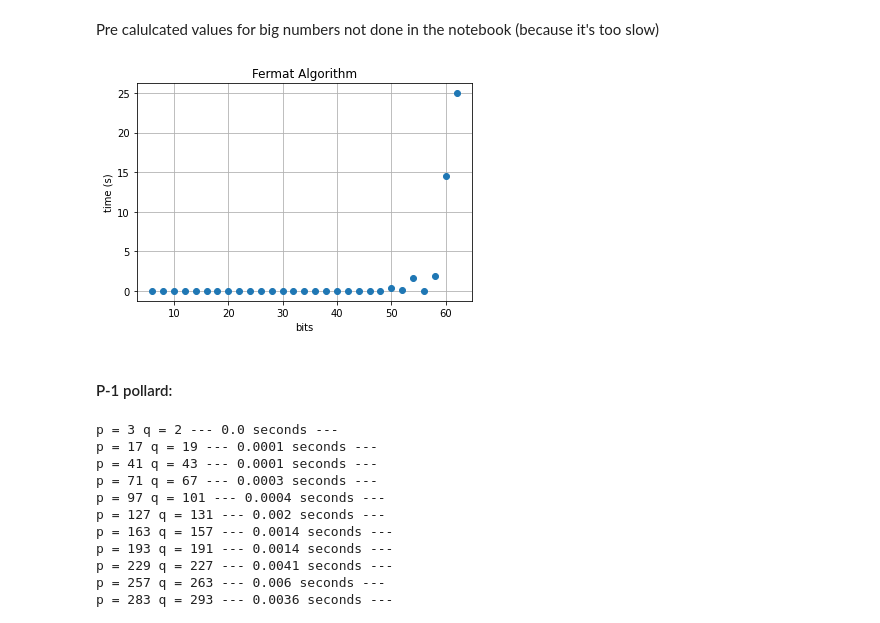
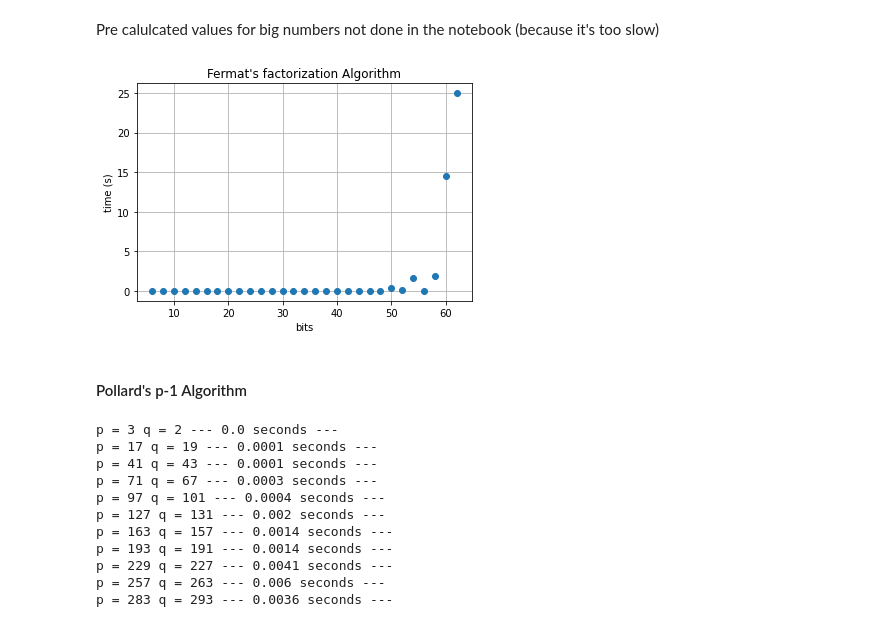
Before and after one commit to matiboux/epita-s6-fmsi, a Jupyter notebook: Notebook.ipynb, the cells around one changed output. Drawn from its saved outputs; the diff is of its cells as text; code cells hidden in the pictures.

```diff
--- a/Notebook.ipynb
+++ b/Notebook.ipynb
@@ -376,16 +391,17 @@ bits_fermat = [6, 8, 10, 12,14, 16,18, 20, 22, 24, 26, 28, 30, 32, 34, 36, 38, 4
 time_fermat = [0.0, 0.0, 0.0, 0.0, 0.0, 0.0, 0.0, 0.0, 0.0, 0.0, 0.0, 0.0, 0.0001, 0.0001, 0.0, 0.0012, 0.0086, 0.0012, 0.0005, 0.0089, 0.0018, 0.0515, 0.366, 0.0613, 1.6567, 0.0003, 1.9363, 14.548, 24.9772]
 # %%
 fig, fermat = plt.subplots()
-fermat.plot(bits_fermat, time_fermat,'o')
 
-fermat.set(xlabel='bits', ylabel='time (s)',
-       title='Fermat Algorithm')
+fermat.plot(bits_fermat, time_fermat, 'o')
+fermat.set(xlabel = "bits",
+           ylabel = "time (s)",
+           title = "Fermat's factorization Algorithm")
 fermat.grid()
 
-fig.savefig("fermat_small.png")
+# fig.savefig("fermat_small.png")
 plt.show()
 # %% [output]
-[figure, old version]
+[figure, new version]
 # %% [markdown]
-#### P-1 pollard:
+#### Pollard's p-1 Algorithm
 # %%
```
Also changed, not shown: parts of 19 cells of this notebook.
